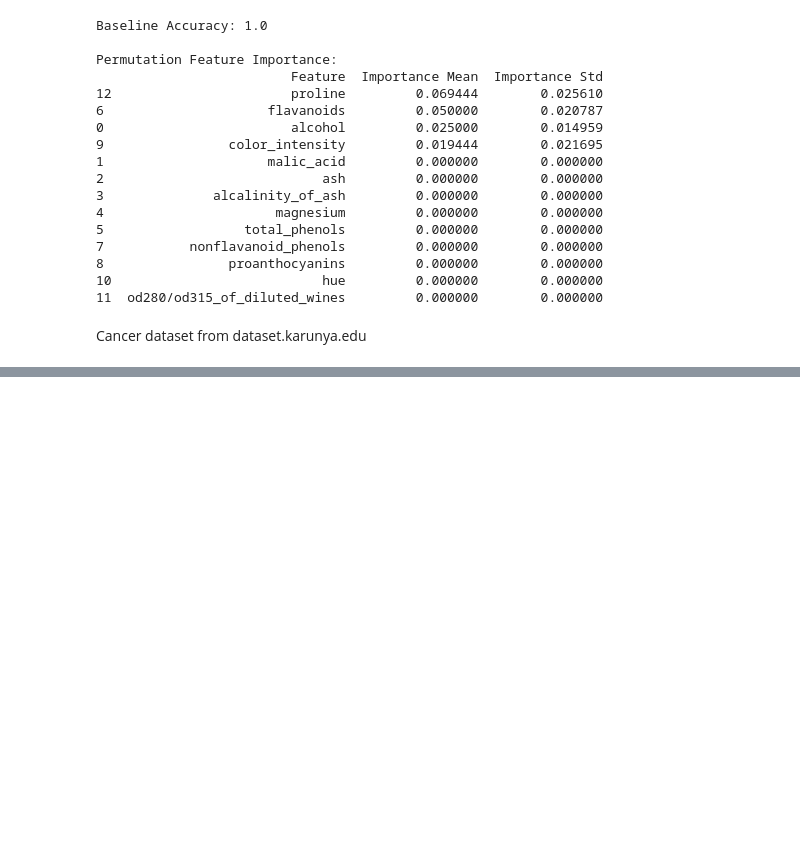
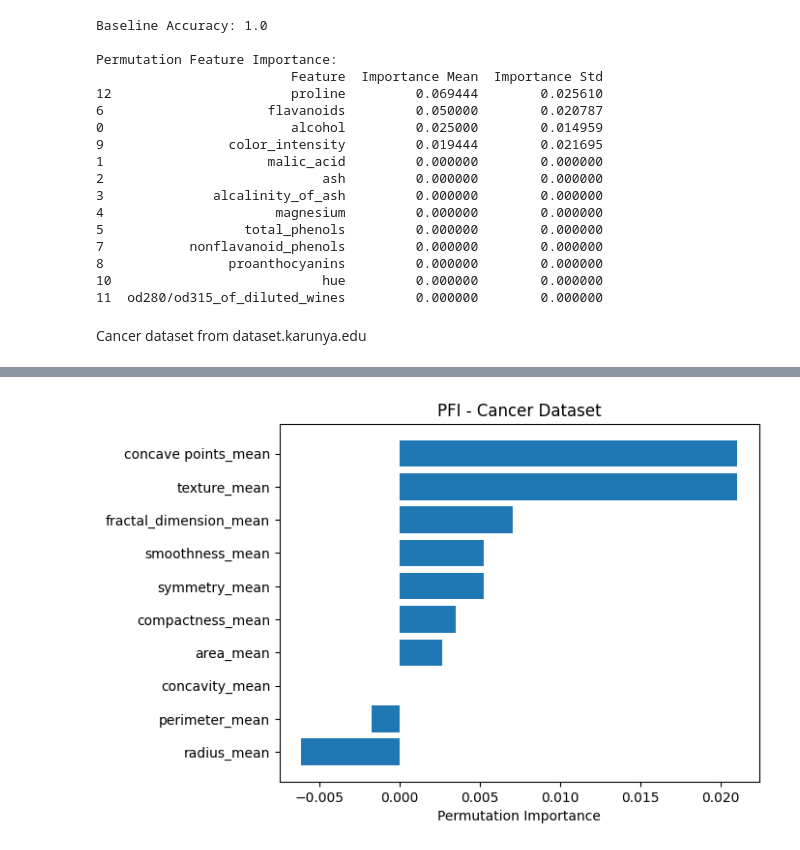
Before and after one commit to PriscillajospinG/Lab_Sem_VI, a Jupyter notebook: MLOps/Exp4/ex4.ipynb, the cells around one changed output, grey strips where cells are left out. Saved outputs shown, nothing was run; the diff lists cells and outputs as text; code cells hidden in the pictures; blank space fills up the shorter version.

```diff
--- a/MLOps/Exp4/ex4.ipynb
+++ b/MLOps/Exp4/ex4.ipynb
@@ -81,0 +104,11 @@ import matplotlib.pyplot as plt
+# %%
+X_train, X_test, y_train, y_test = train_test_split(
+    X, y, test_size=0.2, random_state=42
+)
+# %%
+model = RandomForestClassifier(random_state=42)
+model.fit(X_train, y_train)
+
+# Baseline Accuracy
+baseline_accuracy = accuracy_score(y_test, model.predict(X_test))
+print("Baseline Accuracy:", baseline_accuracy)
@@ -81,0 +117,18 @@ import matplotlib.pyplot as plt
+# %%
+result = permutation_importance(
+    model,
+    X_test,
+    y_test,
+    n_repeats=10,
+    random_state=42
+)
+
+# Store results
+importance_df = pd.DataFrame({
+    "Feature": X.columns,
+    "Importance Mean": result.importances_mean,
+    "Importance Std": result.importances_std
+}).sort_values(by="Importance Mean", ascending=False)
+
+print("\nPermutation Feature Importance:")
+print(importance_df)
@@ -81,0 +148,9 @@ import matplotlib.pyplot as plt
+# %%
+plt.figure()
+plt.barh(importance_df["Feature"], importance_df["Importance Mean"])
+plt.xlabel("Permutation Importance")
+plt.title("PFI - Cancer Dataset")
+plt.gca().invert_yaxis()
+plt.show()
+# %% [output]
+[figure, added]
```
Also changed, not shown: parts of 3 cells of this notebook.
